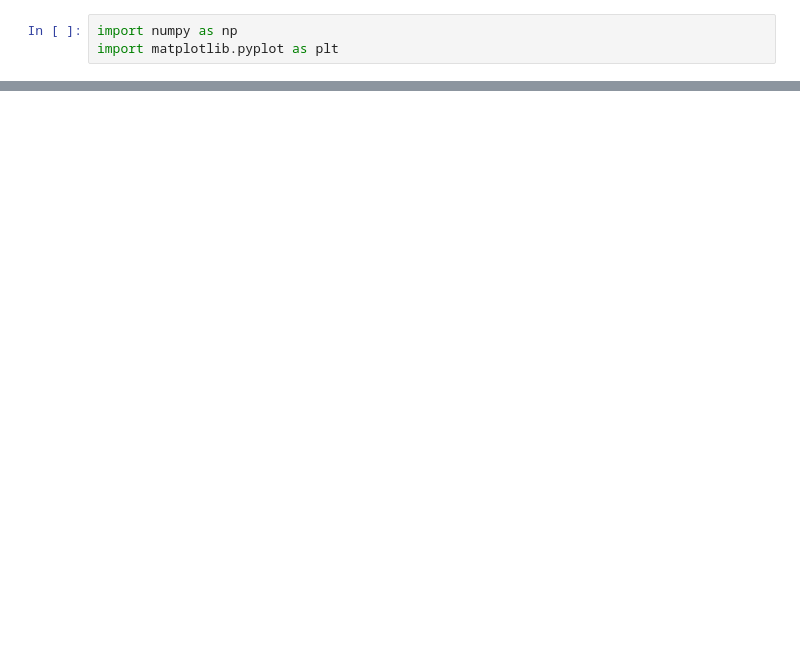
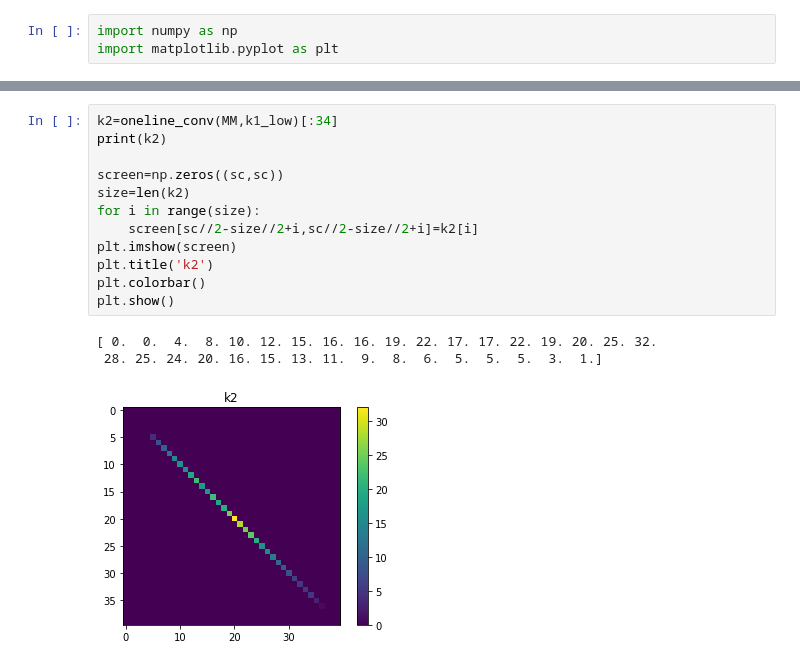
Before and after one commit to Sorger-Lab/4F-system, a Jupyter notebook: Cryptographic/Simple simulation.ipynb, the cells around one changed output, grey strips where cells are left out. Cells and saved outputs as stored; diff of their text form; blank space fills up the shorter version.

```diff
--- a/Cryptographic/Simple simulation.ipynb
+++ b/Cryptographic/Simple simulation.ipynb
@@ -118,0 +94,16 @@ plt.show()
+# %%
+k2=oneline_conv(MM,k1_low)[:34]
+print(k2)
+
+screen=np.zeros((sc,sc))
+size=len(k2)
+for i in range(size):
+    screen[sc//2-size//2+i,sc//2-size//2+i]=k2[i]
+plt.imshow(screen)
+plt.title('k2')
+plt.colorbar()
+plt.show()
+# %% [output]
+[ 0.  0.  4.  8. 10. 12. 15. 16. 16. 19. 22. 17. 17. 22. 19. 20. 25. 32.
+ 28. 25. 24. 20. 16. 15. 13. 11.  9.  8.  6.  5.  5.  5.  3.  1.]
+[figure, added]
```
Also changed, not shown: parts of 14 cells of this notebook, 4 other files.
